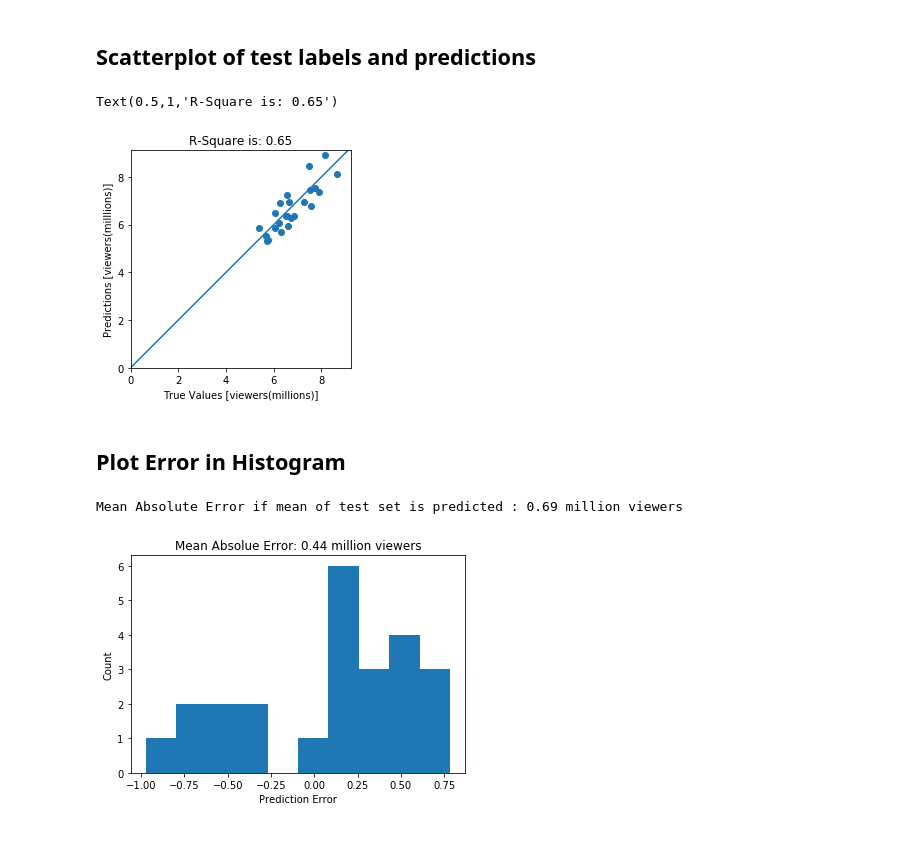
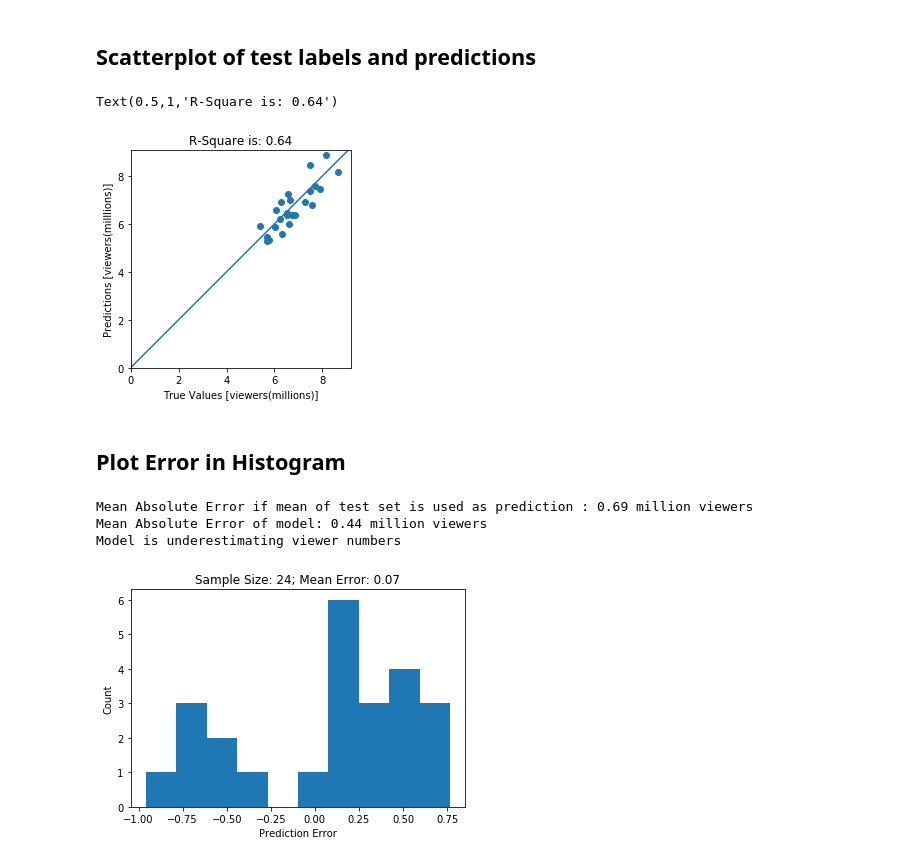
Before and after one commit to jlaw8504/alphaPRAW, a Jupyter notebook: Bachelor Linear Regression.ipynb, the cells around one changed output. Drawn from its saved outputs; the diff is of its cells as text; code cells hidden in the pictures.

```diff
--- a/Bachelor Linear Regression.ipynb
+++ b/Bachelor Linear Regression.ipynb
@@ -88,15 +85,16 @@ featureLists = []
 featureLists.append(['isBachelor',
                      'viewers(millions)'])
 featureLists.append(['isBachelor', 'numOverall', 'numInSeason',
-                     'season', 'year', 'viewers(millions)'])
+                     'year', 'viewers(millions)'])
 featureLists.append(['isBachelor', 'numOverall', 'numInSeason',
-                     'season', 'year', 'normal', 'tellAll', 'finale', 'afterFinale', 'viewers(millions)'])
+                     'year', 'normal', 'tellAll', 'finale', 'afterFinale', 'viewers(millions)'])
 featureLists.append(['isBachelor', 'numOverall', 'numInSeason',
                      'normal', 'tellAll', 'finale', 'afterFinale',
-                     'season', 'year', 'subNum', 'commentNum', 'viewers(millions)'])
+                     'year', 'subNum', 'commentNum', 'viewers(millions)'])
 featureLists.append(['isBachelor', 'numOverall', 'numInSeason',
                      'normal', 'tellAll', 'finale', 'afterFinale',
-                     'season', 'year', 'subNum', 'commentNum',
+                     'year', 'subNum', 'commentNum',
                      'meanTitleSentiment', 'stdTitleSentiment',
                      'meanCommentSentiment', 'stdCommentSentiment','viewers(millions)'])
 featureLists.append(dfTotal.columns)
+print(dfTotal.columns)
@@ -224,22 +229,29 @@ SSE = sum((testLabels - testPredictions)**2)
 Rsq = (SST-SSE)/SST
 plt.title('R-Square is: ' + str(format(Rsq, '.2f')))
 # %% [output]
-Text(0.5,1,'R-Square is: 0.65')
+Text(0.5,1,'R-Square is: 0.64')
-[figure, old version]
+[figure, new version]
 # %% [markdown]
 ## Plot Error in Histogram
 # %%
 error = testLabels - testPredictions
 mae = abs(error).mean()
-percError = error/testLabels*100
-mape = abs(percError).mean()
 n, myBins, patches = plt.hist(error, label='Error')
 plt.xlabel("Prediction Error")
 _ = plt.ylabel("Count")
-plt.title('Mean Absolue Error: ' + str(format(mae, '.2f')) + ' million viewers')
+plt.title('Sample Size: ' + str(len(testLabels)) + '; Mean Error: ' + str(format(error.mean(), '.2f')))
 testError = testLabels - testLabels.mean()
 maeTest = abs(testError).mean()
-print('Mean Absolute Error if mean of test set is predicted : ' + str(format(maeTest, '.2f')) + ' million viewers')
+print('Mean Absolute Error if mean of test set is used as prediction : ' + str(format(maeTest, '.2f')) + ' million viewers')
+print('Mean Absolute Error of model: ' + str(format(mae, '.2f')) + ' million viewers')
+if error.mean() > 0.01:
+    print('Model is underestimating viewer numbers')
+elif error.mean() < -0.01:
+    print('Model is overestimating viewer numbers')
+else:
+    print('Model is not over/underestimating viewer numbers')
 # %% [output]
-Mean Absolute Error if mean of test set is predicted : 0.69 million viewers
+Mean Absolute Error if mean of test set is used as prediction : 0.69 million viewers
+Mean Absolute Error of model: 0.44 million viewers
+Model is underestimating viewer numbers
-[figure, old version]
+[figure, new version]
```
Also changed, not shown: parts of 8 cells of this notebook, 1 other file.
